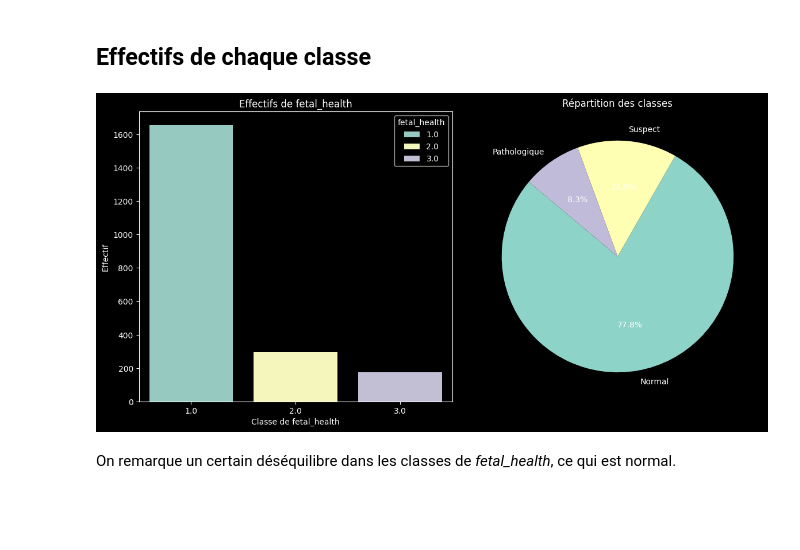
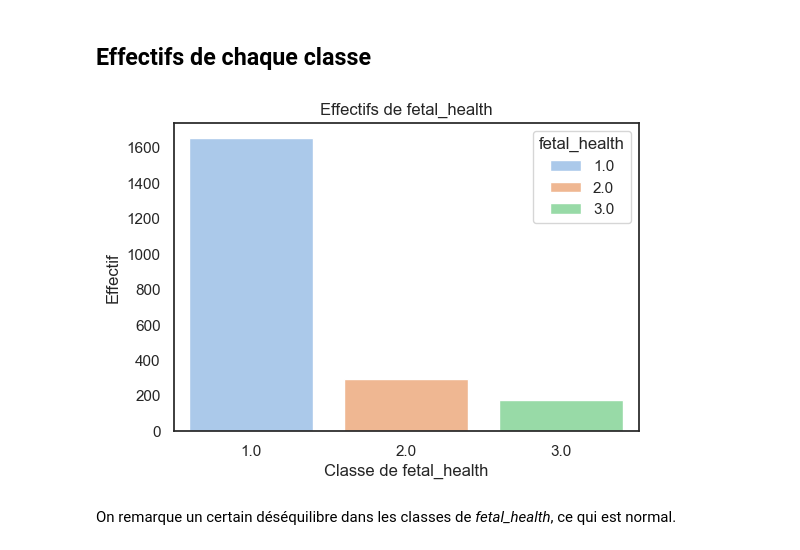
Before and after one commit to smanchajm/SY09-Fetal-Health-Prediction, a Jupyter notebook: analysis_and_non_supervised.ipynb, the cells around one changed output. Saved outputs shown, nothing was run; the diff lists cells and outputs as text; code cells hidden in the pictures; blank space fills up the shorter version.

Commit message:
figures

```diff
--- a/analysis_and_non_supervised.ipynb
+++ b/analysis_and_non_supervised.ipynb
@@ -10,3 +10,8 @@ from sklearn.decomposition import PCA
 from sklearn.cluster import KMeans
 # %% [markdown]
 # Pré-traitement des données
+# %%
+custom_palette = sns.color_palette(["#2E8B57", "#e76f51", "#606c38"])
+# %%
+sns.set_palette(custom_palette)
+sns.set_style("white")
@@ -13,3 +20,5 @@ from sklearn.cluster import KMeans
+# %%
+sns.set_palette(sns.color_palette("pastel"))
 # %% [markdown]
 ## Ouverture du jeu de données et informations générales
 # %%
@@ -137,22 +146,18 @@ Ici on voit qu'aucune variable n'est constante (aucune variable n'a qu'une seule
 # %% [markdown]
 ## Effectifs de chaque classe
 # %%
-fig, axes = plt.subplots(1, 2, figsize=(12, 6))
+fig, axes = plt.subplots(1, 1, figsize=(6, 4))
 
-sns.countplot(x='fetal_health', hue="fetal_health", data=data, ax=axes[0])
-axes[0].set_title('Effectifs de fetal_health')
-axes[0].set_xlabel('Classe de fetal_health')
-axes[0].set_ylabel('Effectif')
+sns.countplot(x='fetal_health', hue="fetal_health", data=data, ax=axes)
+axes.set_title('Effectifs de fetal_health')
+axes.set_xlabel('Classe de fetal_health')
+axes.set_ylabel('Effectif')
 
-plt.pie(data["fetal_health"].value_counts(normalize=True), labels=["Normal", "Suspect", "Pathologique"], autopct='%1.1f%%', startangle=140)
-axes[1].set_title('Répartition des classes')
-axes[1].set_ylabel('')
 
 # plt.save_fig('repartition_classes.png')
-plt.tight_layout()
 plt.show()
 # %% [output]
-[figure, old version]
+[figure, new version]
 # %% [markdown]
 On remarque un certain déséquilibre dans les classes de *fetal_health*, ce qui est normal.
 # %% [markdown]
```
Also changed, not shown: parts of 12 cells of this notebook.
